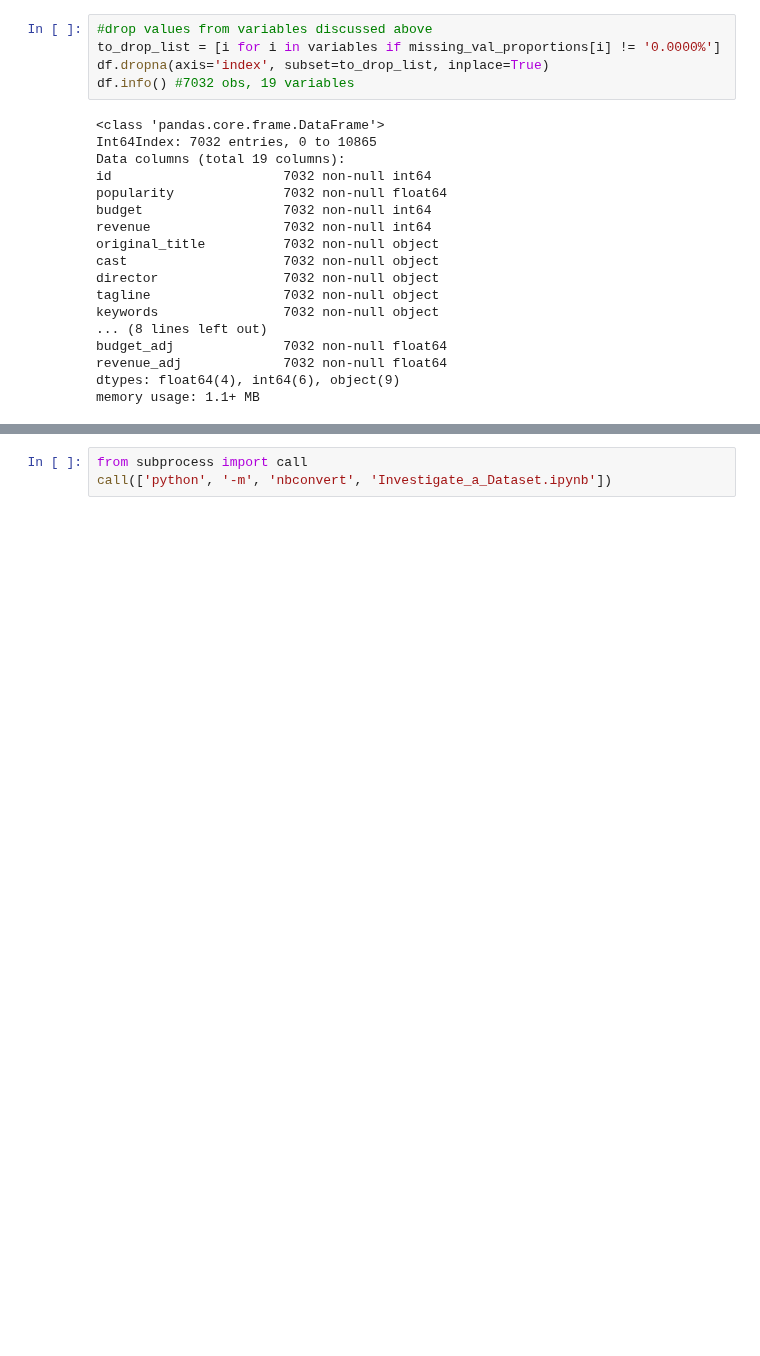
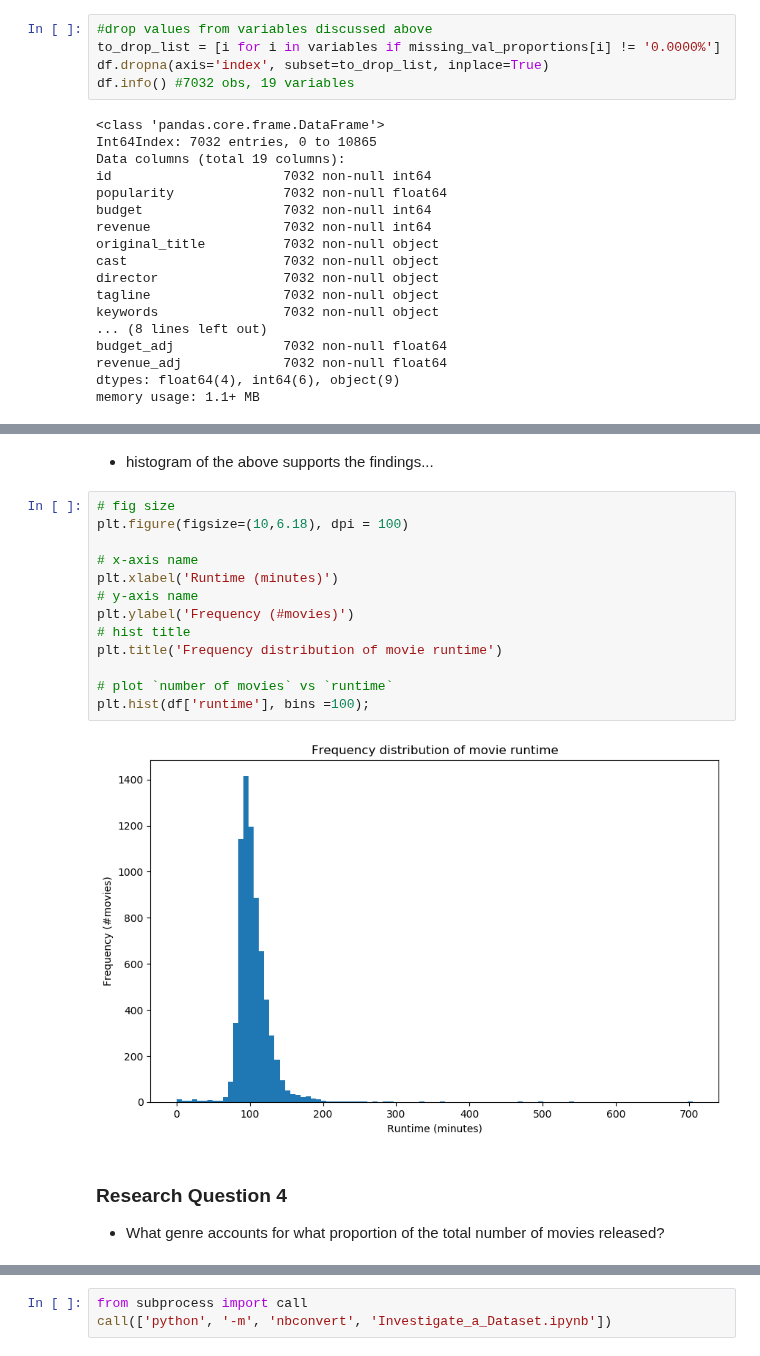
Before and after one commit to brk-a/alx-t-data-analyst, a Jupyter notebook: 0x00-project_1_investigate_a_dataset/Investigate_a_Dataset.ipynb, the cells around one changed output, grey strips where cells are left out. Drawn from its saved outputs; the diff is of its cells as text; blank space fills up the shorter version.

```diff
--- a/0x00-project_1_investigate_a_dataset/Investigate_a_Dataset.ipynb
+++ b/0x00-project_1_investigate_a_dataset/Investigate_a_Dataset.ipynb
@@ -281,0 +391,20 @@ Name: revenue, Length: 2039, dtype: int64
+# %% [markdown]
+* histogram of the above supports the findings...
+# %%
+# fig size
+plt.figure(figsize=(10,6.18), dpi = 100)
+
+# x-axis name
+plt.xlabel('Runtime (minutes)')
+# y-axis name
+plt.ylabel('Frequency (#movies)')
+# hist title
+plt.title('Frequency distribution of movie runtime')
+
+# plot `number of movies` vs `runtime`
+plt.hist(df['runtime'], bins =100);
+# %% [output]
+[figure, added]
+# %% [markdown]
+###  Research Question 4
+* What genre accounts for what proportion of the total number of movies released?
```
Also changed, not shown: parts of 45 cells of this notebook.
